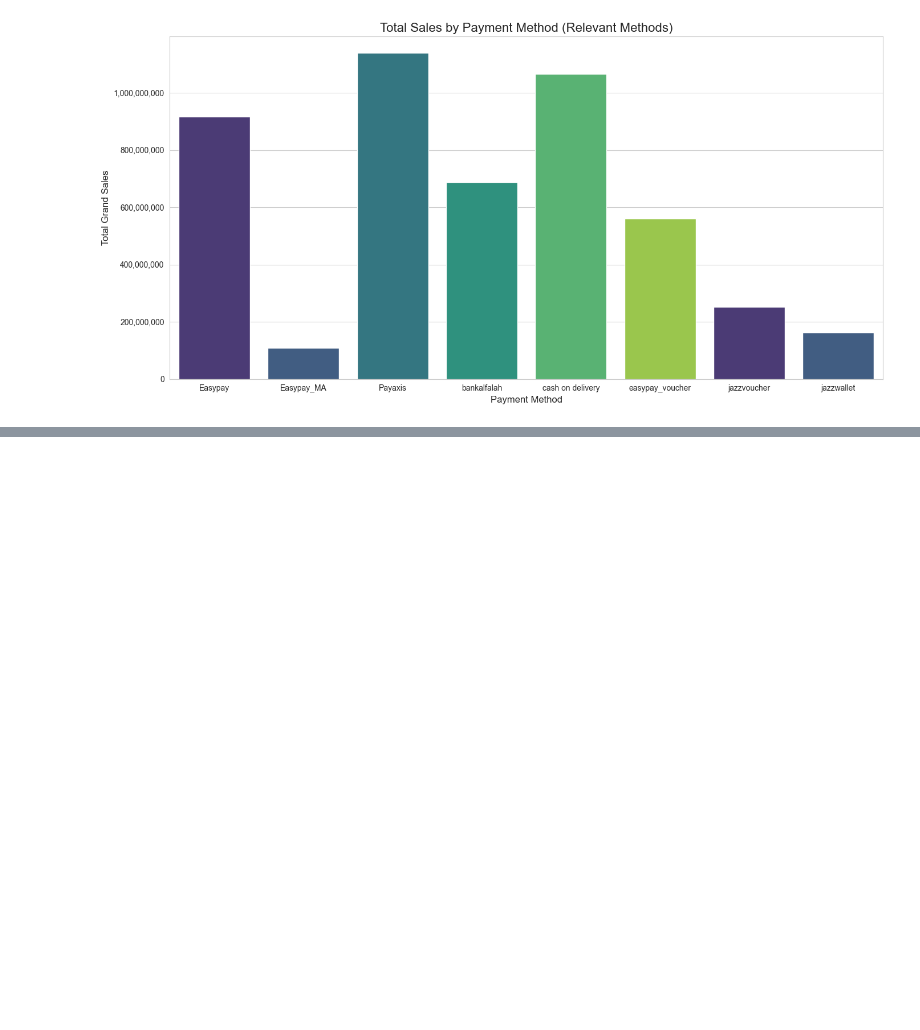
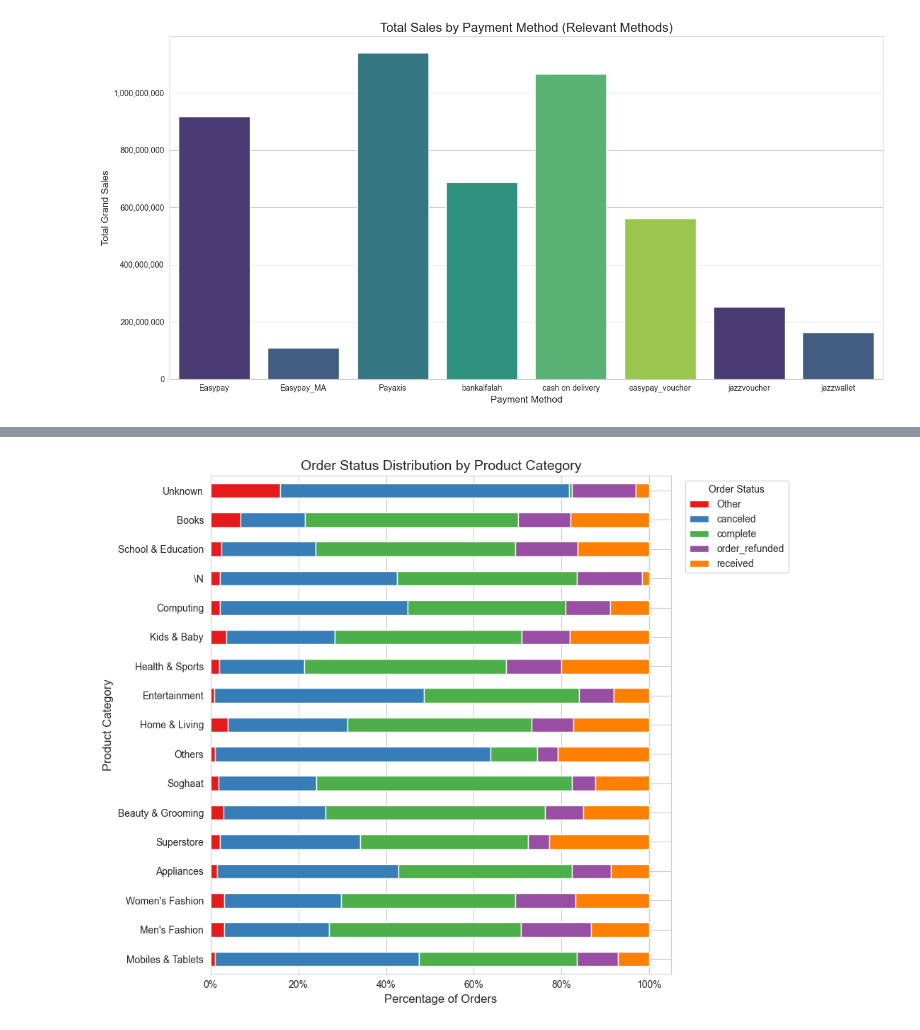
Before and after one commit to SalaarMasood/Data-Science-Proj, a Jupyter notebook: DataCleaning.ipynb, the cells around one changed output, grey strips where cells are left out. Cells and saved outputs as stored; diff of their text form; code cells hidden in the pictures; blank space fills up the shorter version.

```diff
--- a/DataCleaning.ipynb
+++ b/DataCleaning.ipynb
@@ -361,0 +440,51 @@ plt.show()
+# %%
+import pandas as pd
+import seaborn as sns
+import matplotlib.pyplot as plt
+import matplotlib.ticker as ticker
+
+# --- Sample DataFrame Setup (Use your actual data) ---
+# df = <your cleaned dataframe>
+relevant_statuses = ['complete', 'canceled', 'order_refunded', 'received']
+df['status_simplified'] = df['status'].apply(lambda s: s if s in relevant_statuses else 'Other')
+category_status_counts_simplified = df.groupby(['category_name_1', 'status_simplified']).size().unstack(fill_value=0)
+
+# Convert counts to percentage within each category
+category_status_proportions = category_status_counts_simplified.div(
+    category_status_counts_simplified.sum(axis=1), axis=0
+) * 100
+
+# (Optional) Sort categories by total number of orders (descending)
+cat_totals = category_status_counts_simplified.sum(axis=1)
+sorted_categories = cat_totals.sort_values(ascending=False).index
+category_status_proportions = category_status_proportions.loc[sorted_categories]
+
+# Define a custom color palette (for distinct colors)
+statuses = category_status_proportions.columns
+colors = sns.color_palette("Set1", n_colors=len(statuses))
+
+# Create a larger figure for clarity
+plt.figure(figsize=(10, 8))
+
+# Horizontal stacked bar chart
+ax = category_status_proportions.plot(
+    kind='barh',
+    stacked=True,
+    color=colors,
+    ax=plt.gca()
+)
+
+plt.title('Order Status Distribution by Product Category', fontsize=14)
+plt.xlabel('Percentage of Orders', fontsize=12)
+plt.ylabel('Product Category', fontsize=12)
+
+# Format the x-axis as percentages
+ax.xaxis.set_major_formatter(ticker.PercentFormatter())
+
+# Move legend outside the plot
+plt.legend(title='Order Status', bbox_to_anchor=(1.02, 1), loc='upper left')
+
+plt.tight_layout()
+plt.show()
+# %% [output]
+[figure, added]
```
Also changed, not shown: parts of 4 cells of this notebook.
